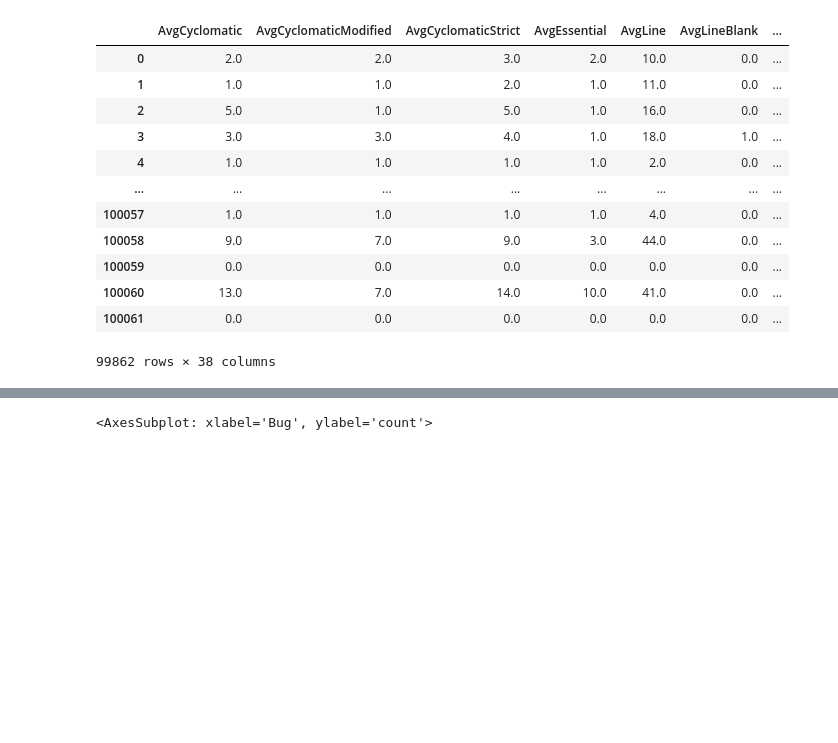
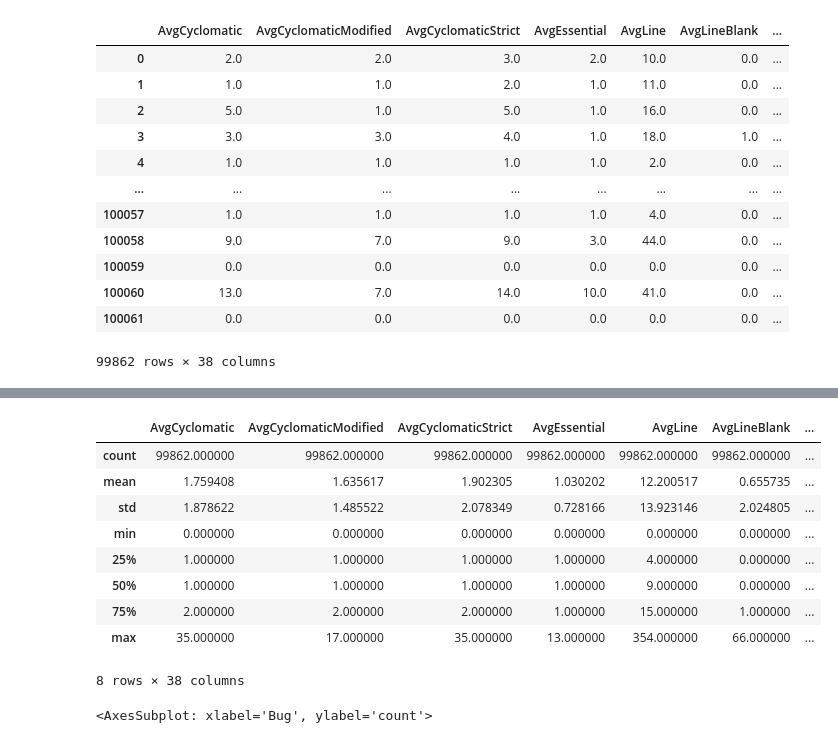
Before and after one commit to ahenrij/ets-mgl869-hive, a Jupyter notebook: src/lab/notebooks/dataset.ipynb, the cells around one changed output, grey strips where cells are left out. Saved outputs shown, nothing was run; the diff lists cells and outputs as text; code cells hidden in the pictures; blank space fills up the shorter version.

```diff
--- a/src/lab/notebooks/dataset.ipynb
+++ b/src/lab/notebooks/dataset.ipynb
@@ -200,3 +219,16 @@ dataset
+# %%
+dataset.describe()
+# %% [output]
+|  | AvgCyclomatic | AvgCyclomaticModified | AvgCyclomaticStrict | AvgEssential | AvgLine | AvgLineBlank | ... |
+| count | 99862.000000 | 99862.000000 | 99862.000000 | 99862.000000 | 99862.000000 | 99862.000000 | ... |
+| mean | 1.759408 | 1.635617 | 1.902305 | 1.030202 | 12.200517 | 0.655735 | ... |
+| std | 1.878622 | 1.485522 | 2.078349 | 0.728166 | 13.923146 | 2.024805 | ... |
+| min | 0.000000 | 0.000000 | 0.000000 | 0.000000 | 0.000000 | 0.000000 | ... |
+| 25% | 1.000000 | 1.000000 | 1.000000 | 1.000000 | 4.000000 | 0.000000 | ... |
+| 50% | 1.000000 | 1.000000 | 1.000000 | 1.000000 | 9.000000 | 0.000000 | ... |
+| 75% | 2.000000 | 2.000000 | 2.000000 | 1.000000 | 15.000000 | 1.000000 | ... |
+| max | 35.000000 | 17.000000 | 35.000000 | 13.000000 | 354.000000 | 66.000000 | ... |
+8 rows × 38 columns
 # %%
 sns.countplot(dataset, x="Bug")
 # %% [output]
```
Also changed, not shown: parts of 2 cells of this notebook.
